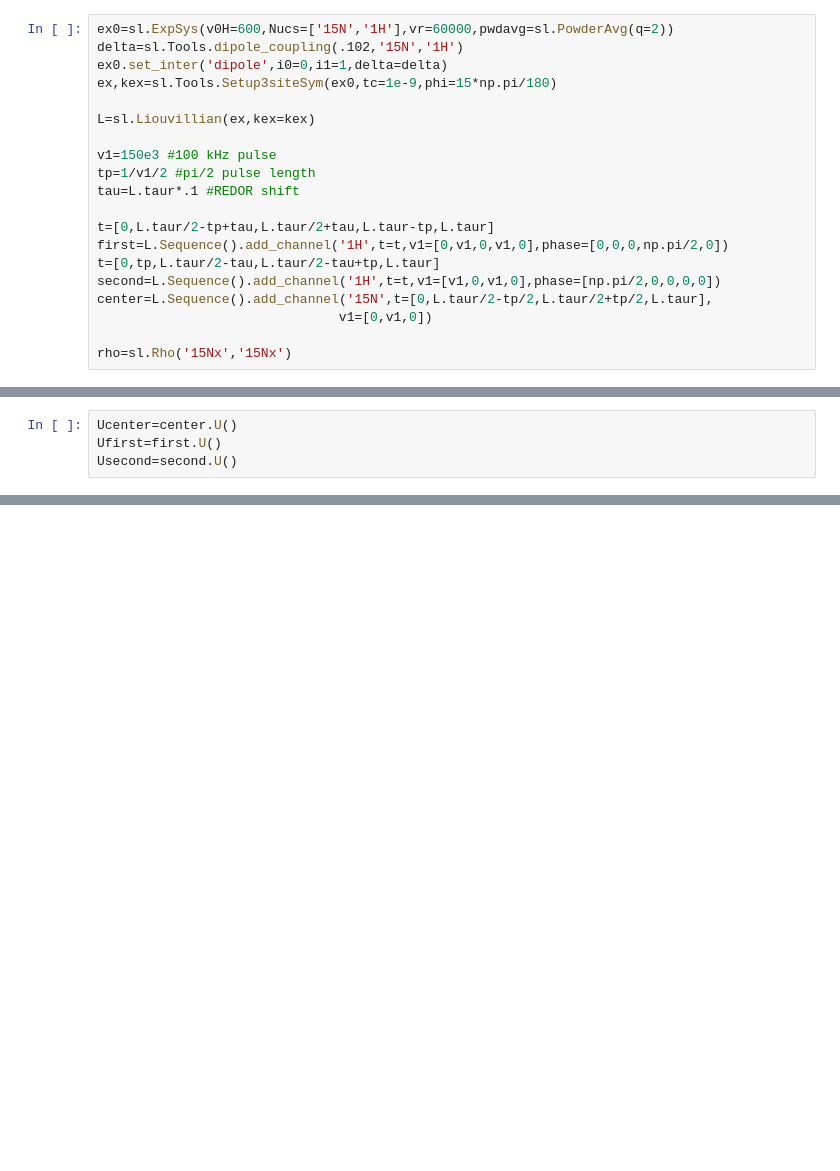
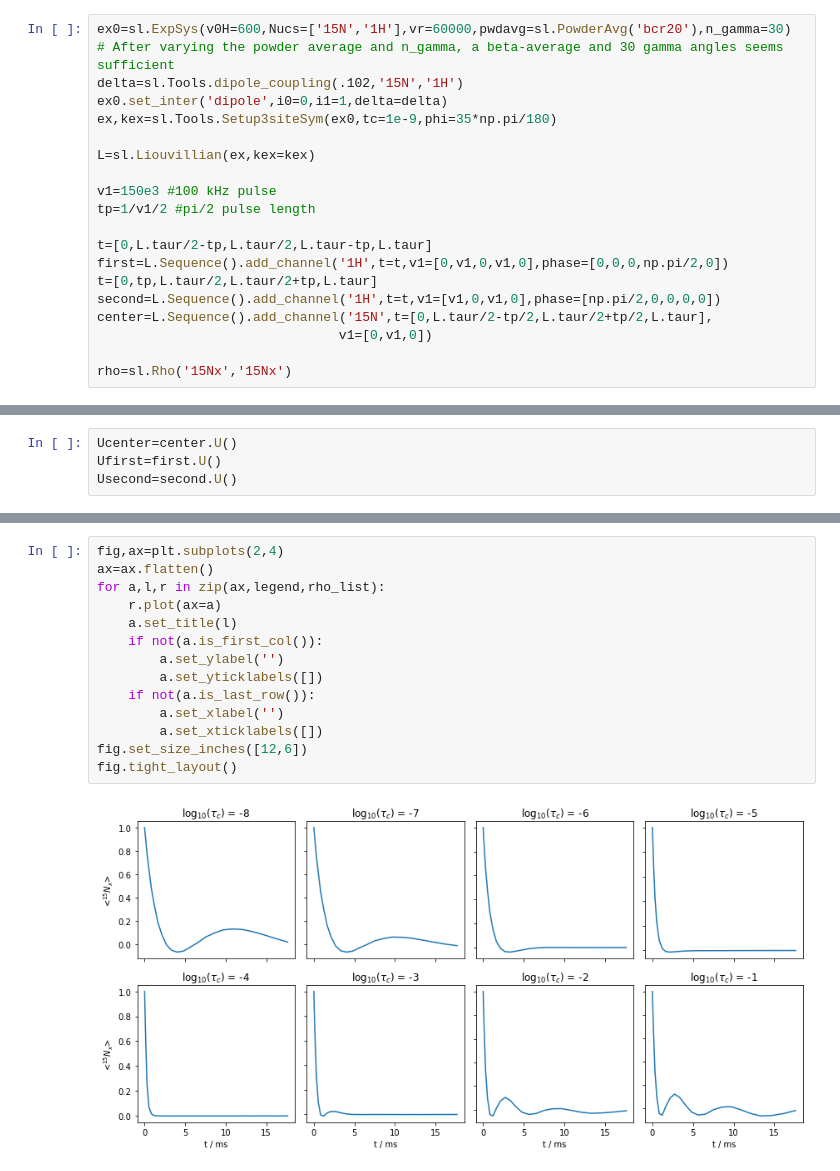
Before and after one commit to alsinmr/SLEEPY_tutorial, a Jupyter notebook: DynamicsSolids/REDOR.ipynb, the cells around one changed output, grey strips where cells are left out. Drawn from its saved outputs; the diff is of its cells as text; blank space fills up the shorter version.

```diff
--- a/DynamicsSolids/REDOR.ipynb
+++ b/DynamicsSolids/REDOR.ipynb
@@ -7,18 +11,18 @@ import numpy as np
 # %%
-ex0=sl.ExpSys(v0H=600,Nucs=['15N','1H'],vr=60000,pwdavg=sl.PowderAvg(q=2))
+ex0=sl.ExpSys(v0H=600,Nucs=['15N','1H'],vr=60000,pwdavg=sl.PowderAvg('bcr20'),n_gamma=30)
+# After varying the powder average and n_gamma, a beta-average and 30 gamma angles seems sufficient
 delta=sl.Tools.dipole_coupling(.102,'15N','1H')
 ex0.set_inter('dipole',i0=0,i1=1,delta=delta)
-ex,kex=sl.Tools.Setup3siteSym(ex0,tc=1e-9,phi=15*np.pi/180)
+ex,kex=sl.Tools.Setup3siteSym(ex0,tc=1e-9,phi=35*np.pi/180)
 
 L=sl.Liouvillian(ex,kex=kex)
 
 v1=150e3 #100 kHz pulse
 tp=1/v1/2 #pi/2 pulse length
-tau=L.taur*.1 #REDOR shift
 
-t=[0,L.taur/2-tp+tau,L.taur/2+tau,L.taur-tp,L.taur]
+t=[0,L.taur/2-tp,L.taur/2,L.taur-tp,L.taur]
 first=L.Sequence().add_channel('1H',t=t,v1=[0,v1,0,v1,0],phase=[0,0,0,np.pi/2,0])
-t=[0,tp,L.taur/2-tau,L.taur/2-tau+tp,L.taur]
+t=[0,tp,L.taur/2,L.taur/2+tp,L.taur]
 second=L.Sequence().add_channel('1H',t=t,v1=[v1,0,v1,0],phase=[np.pi/2,0,0,0,0])
 center=L.Sequence().add_channel('15N',t=[0,L.taur/2-tp/2,L.taur/2+tp/2,L.taur],
                                v1=[0,v1,0])
@@ -53,0 +181,16 @@ rho.plot()
+# %%
+fig,ax=plt.subplots(2,4)
+ax=ax.flatten()
+for a,l,r in zip(ax,legend,rho_list):
+    r.plot(ax=a)
+    a.set_title(l)
+    if not(a.is_first_col()):
+        a.set_ylabel('')
+        a.set_yticklabels([])
+    if not(a.is_last_row()):
+        a.set_xlabel('')
+        a.set_xticklabels([])
+fig.set_size_inches([12,6])
+fig.tight_layout()
+# %% [output]
+[figure, added]
```
Also changed, not shown: parts of 16 cells of this notebook.
